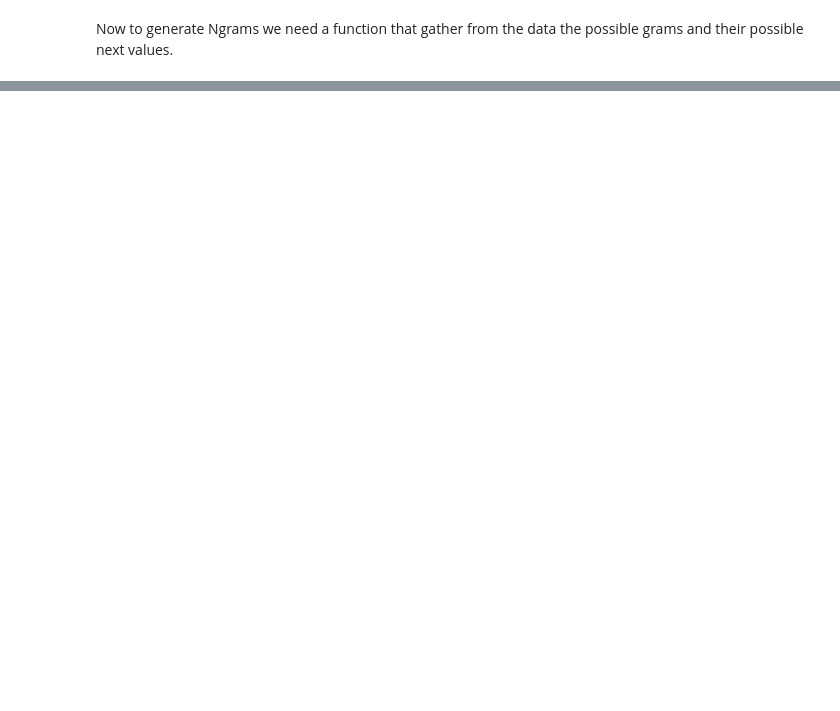
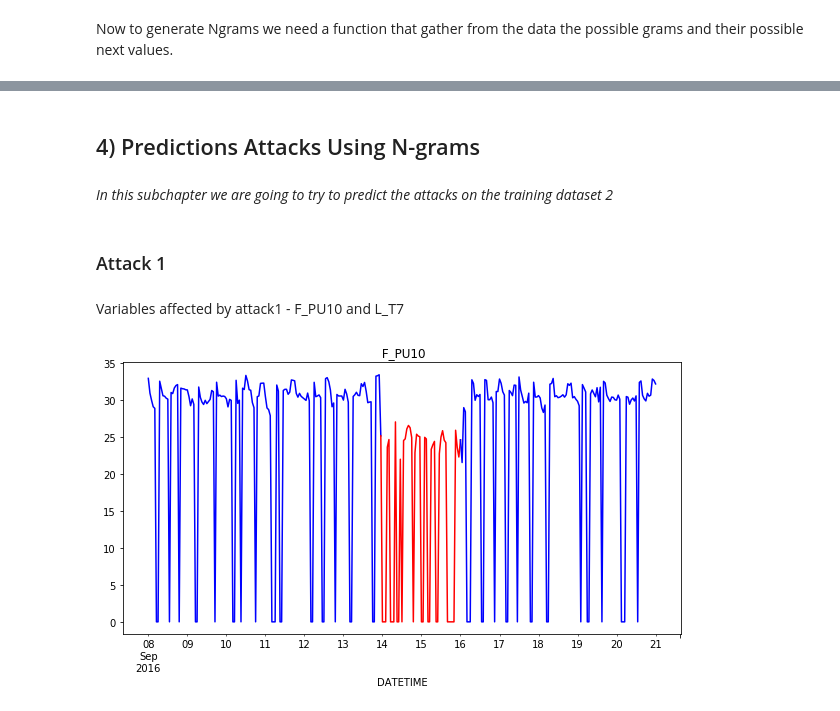
Before and after one commit to chengh42/Cyber-Data-Analytics, a Jupyter notebook: batadal/DiscreteModelTask.ipynb, the cells around one changed output, grey strips where cells are left out. Cells and saved outputs as stored; diff of their text form; code cells hidden in the pictures; blank space fills up the shorter version.

```diff
--- a/batadal/DiscreteModelTask.ipynb
+++ b/batadal/DiscreteModelTask.ipynb
@@ -274,0 +292,21 @@ NameError: name 'NgramModel' is not defined
+# %% [markdown]
+## 4) Predictions Attacks Using N-grams
+# %% [markdown]
+_In this subchapter we are going to try to predict the attacks on the training dataset 2_
+# %% [markdown]
+### Attack 1
+# %% [markdown]
+Variables affected by attack1 - F_PU10 and L_T7
+# %%
+def plot_attack (column):
+    plt.figure(figsize = (10, 5))
+    attack1=dftrain2.loc[:,column]
+    attack1[datetime.datetime(2016, 9, 8,0):datetime.datetime(2016, 9, 13,23)].plot(color='blue')
+    attack1[datetime.datetime(2016, 9, 13,23):datetime.datetime(2016, 9, 16,0)].plot(color='red')
+    attack1[datetime.datetime(2016, 9, 16,0):datetime.datetime(2016, 9, 21,0)].plot(color='blue')
+    plt.title(column)
+# %%
+# plot 1
+plot_attack(" F_PU10")
+# %% [output]
+[figure, added]
```
Also changed, not shown: parts of 38 cells of this notebook, 1 other file.
